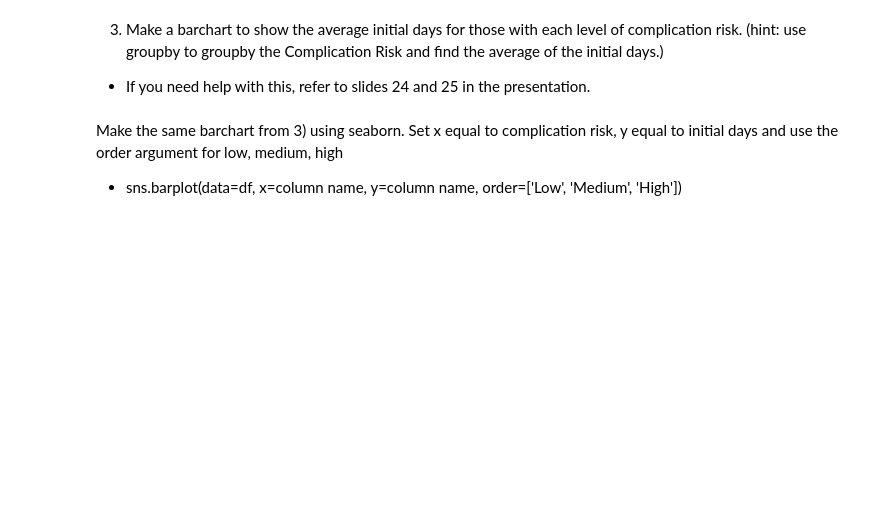
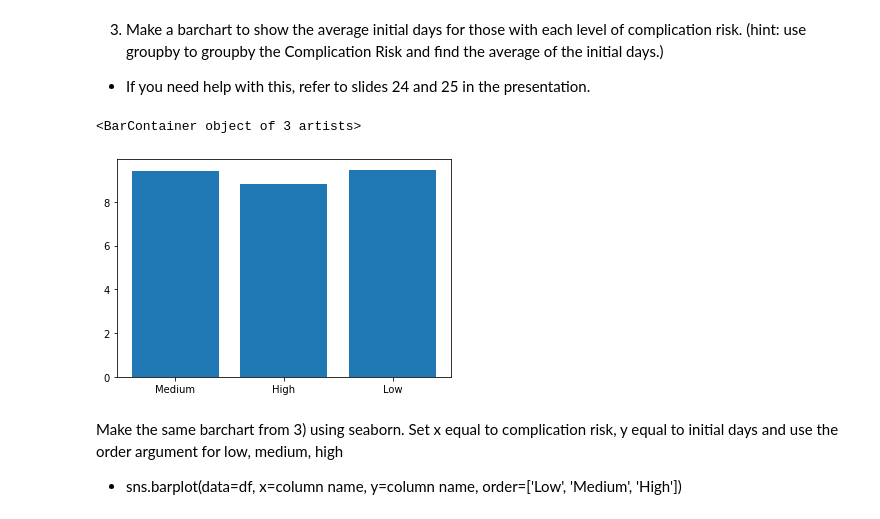
Before and after one commit to mvince33/Coding-Dojo, a Jupyter notebook: Multivariate_Analysis.ipynb, the cells around one changed output. Saved outputs shown, nothing was run; the diff lists cells and outputs as text; code cells hidden in the pictures; blank space fills up the shorter version.

```diff
--- a/Multivariate_Analysis.ipynb
+++ b/Multivariate_Analysis.ipynb
@@ -89,6 +94,13 @@ sns.scatterplot(x = df['Base_charge'], y = df['Initial_days'], hue = df['Complic
 # %% [markdown]
 3) Make a barchart to show the average initial days for those with each level of complication risk. (hint: use groupby to groupby the Complication Risk and find the average of the initial days.)
 - If you need help with this, refer to slides 24 and 25 in the presentation.
+# %%
+init_days_by_comp_risk = df.groupby('Complication_risk')['Initial_days'].mean()
+init_days_by_comp_risk
+plt.bar(df['Complication_risk'].value_counts().index,  init_days_by_comp_risk)
+# %% [output]
+<BarContainer object of 3 artists>
+[figure, added]
 # %% [markdown]
 Make the same barchart from 3) using seaborn. Set x equal to complication risk, y equal to initial days and use the order argument for low, medium, high
 - sns.barplot(data=df, x=column name, y=column name, order=['Low', 'Medium', 'High'])
```
Also changed, not shown: parts of 13 cells of this notebook.
